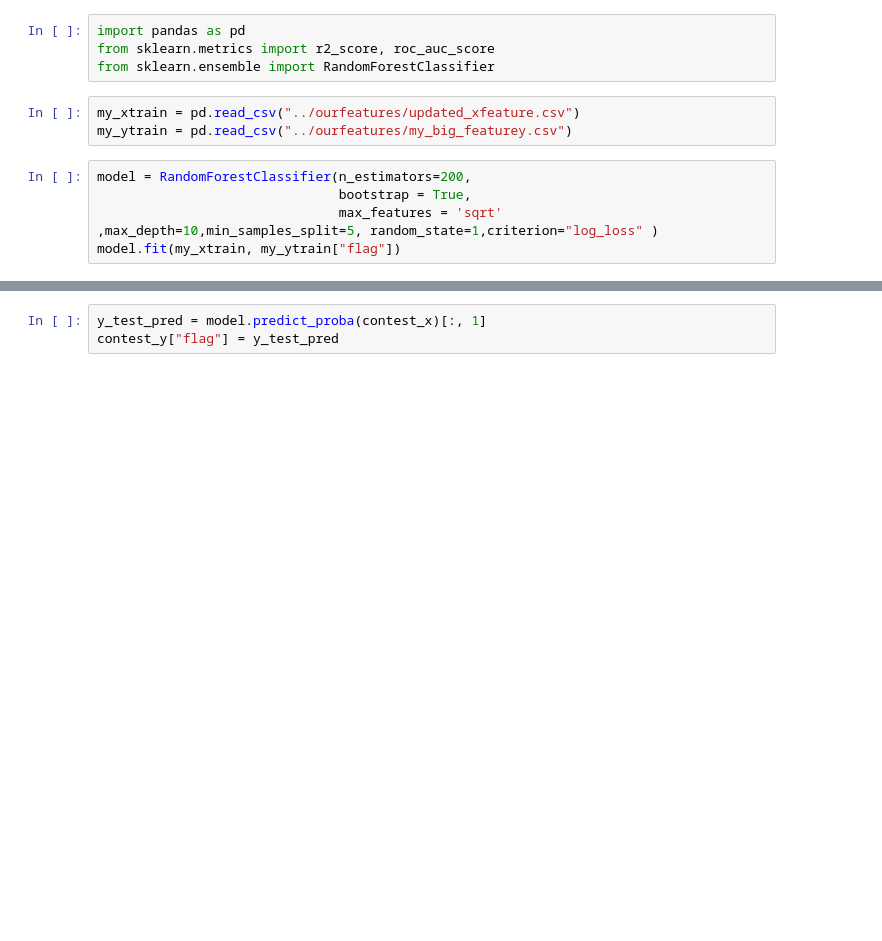
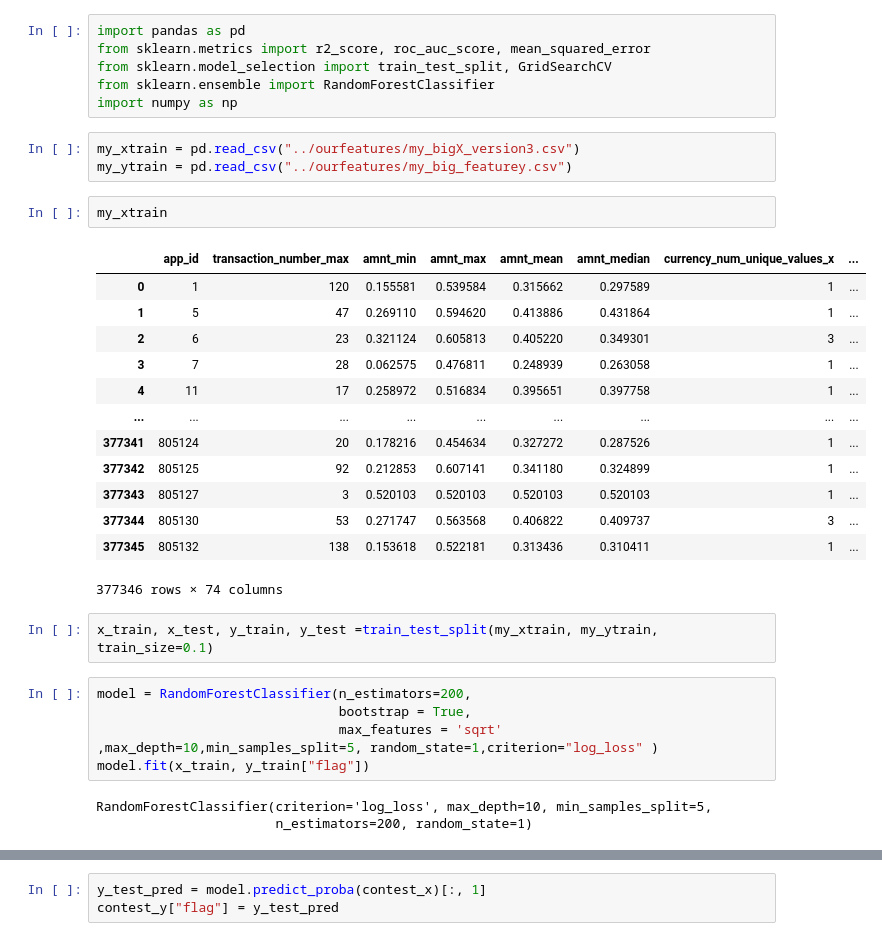
Before and after one commit to HghaVlad/ML_alfacampus, a Jupyter notebook: day_three/max_model.ipynb, the cells around one changed output, grey strips where cells are left out. Saved outputs shown, nothing was run; the diff lists cells and outputs as text; blank space fills up the shorter version.

```diff
--- a/day_three/max_model.ipynb
+++ b/day_three/max_model.ipynb
@@ -1,12 +1,35 @@
 # %%
 import pandas as pd
-from sklearn.metrics import r2_score, roc_auc_score
+from sklearn.metrics import r2_score, roc_auc_score, mean_squared_error
+from sklearn.model_selection import train_test_split, GridSearchCV
 from sklearn.ensemble import RandomForestClassifier
+import numpy as np
 # %%
-my_xtrain = pd.read_csv("../ourfeatures/updated_xfeature.csv")
+my_xtrain = pd.read_csv("../ourfeatures/my_bigX_version3.csv")
 my_ytrain = pd.read_csv("../ourfeatures/my_big_featurey.csv")
+# %%
+my_xtrain
+# %% [output]
+|  | app_id | transaction_number_max | amnt_min | amnt_max | amnt_mean | amnt_median | currency_num_unique_values_x | ... |
+| 0 | 1 | 120 | 0.155581 | 0.539584 | 0.315662 | 0.297589 | 1 | ... |
+| 1 | 5 | 47 | 0.269110 | 0.594620 | 0.413886 | 0.431864 | 1 | ... |
+| 2 | 6 | 23 | 0.321124 | 0.605813 | 0.405220 | 0.349301 | 3 | ... |
+| 3 | 7 | 28 | 0.062575 | 0.476811 | 0.248939 | 0.263058 | 1 | ... |
+| 4 | 11 | 17 | 0.258972 | 0.516834 | 0.395651 | 0.397758 | 1 | ... |
+| ... | ... | ... | ... | ... | ... | ... | ... | ... |
+| 377341 | 805124 | 20 | 0.178216 | 0.454634 | 0.327272 | 0.287526 | 1 | ... |
+| 377342 | 805125 | 92 | 0.212853 | 0.607141 | 0.341180 | 0.324899 | 1 | ... |
+| 377343 | 805127 | 3 | 0.520103 | 0.520103 | 0.520103 | 0.520103 | 1 | ... |
+| 377344 | 805130 | 53 | 0.271747 | 0.563568 | 0.406822 | 0.409737 | 3 | ... |
+| 377345 | 805132 | 138 | 0.153618 | 0.522181 | 0.313436 | 0.310411 | 1 | ... |
+377346 rows × 74 columns
+# %%
+x_train, x_test, y_train, y_test =train_test_split(my_xtrain, my_ytrain, train_size=0.1)
 # %%
 model = RandomForestClassifier(n_estimators=200,
                                bootstrap = True,
                                max_features = 'sqrt' ,max_depth=10,min_samples_split=5, random_state=1,criterion="log_loss" )
-model.fit(my_xtrain, my_ytrain["flag"])
+model.fit(x_train, y_train["flag"])
+# %% [output]
+RandomForestClassifier(criterion='log_loss', max_depth=10, min_samples_split=5,
+                       n_estimators=200, random_state=1)
```
Also changed, not shown: parts of 12 cells of this notebook, 24 other files.
